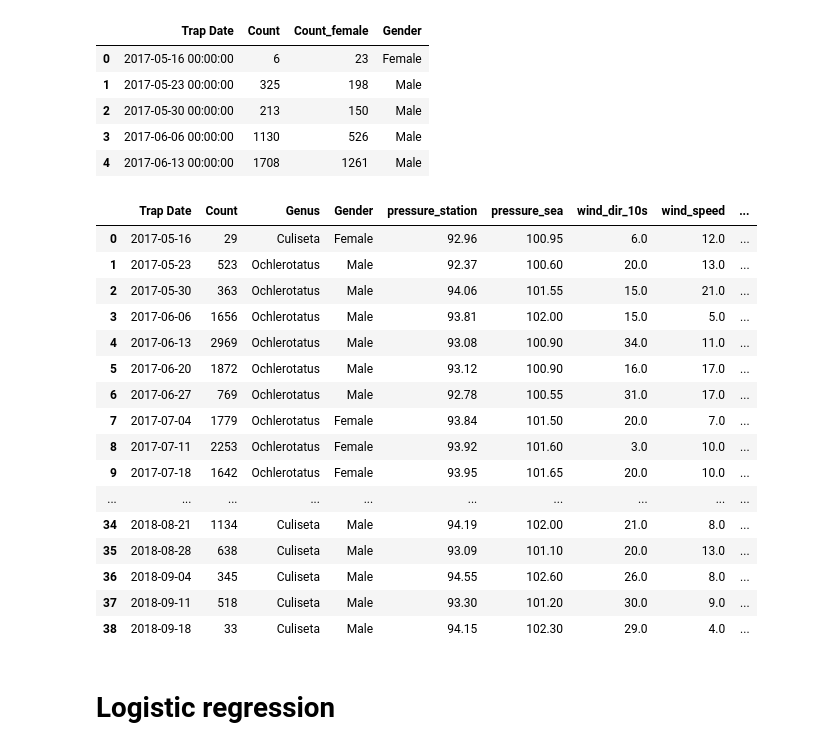
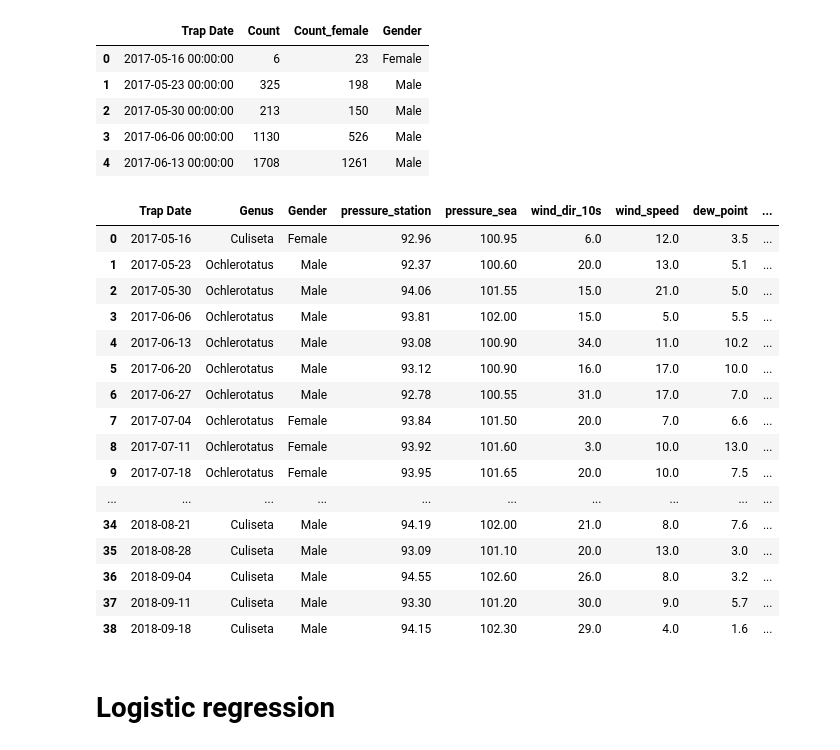
Before and after one commit to essamgouda97/ECE720-project1, a Jupyter notebook: task2_2.ipynb, the cells around one changed output. Cells and saved outputs as stored; diff of their text form; code cells hidden in the pictures.

```diff
--- a/task2_2.ipynb
+++ b/task2_2.ipynb
@@ -196,25 +226,26 @@ mos_count_male.head()
 | 4 | 2017-06-13 00:00:00 | 1708 | 1261 | Male |
 # %%
 merged_data["Gender"] = mos_count_male["Gender"]
+merged_data.drop(columns=['Count'], inplace=True)
 merged_data
 # %% [output]
-|  | Trap Date | Count | Genus | Gender | pressure_station | pressure_sea | wind_dir_10s | wind_speed | ... |
-| 0 | 2017-05-16 | 29 | Culiseta | Female | 92.96 | 100.95 | 6.0 | 12.0 | ... |
-| 1 | 2017-05-23 | 523 | Ochlerotatus | Male | 92.37 | 100.60 | 20.0 | 13.0 | ... |
-| 2 | 2017-05-30 | 363 | Ochlerotatus | Male | 94.06 | 101.55 | 15.0 | 21.0 | ... |
-| 3 | 2017-06-06 | 1656 | Ochlerotatus | Male | 93.81 | 102.00 | 15.0 | 5.0 | ... |
-| 4 | 2017-06-13 | 2969 | Ochlerotatus | Male | 93.08 | 100.90 | 34.0 | 11.0 | ... |
-| 5 | 2017-06-20 | 1872 | Ochlerotatus | Male | 93.12 | 100.90 | 16.0 | 17.0 | ... |
-| 6 | 2017-06-27 | 769 | Ochlerotatus | Male | 92.78 | 100.55 | 31.0 | 17.0 | ... |
-| 7 | 2017-07-04 | 1779 | Ochlerotatus | Female | 93.84 | 101.50 | 20.0 | 7.0 | ... |
-| 8 | 2017-07-11 | 2253 | Ochlerotatus | Female | 93.92 | 101.60 | 3.0 | 10.0 | ... |
-| 9 | 2017-07-18 | 1642 | Ochlerotatus | Female | 93.95 | 101.65 | 20.0 | 10.0 | ... |
+|  | Trap Date | Genus | Gender | pressure_station | pressure_sea | wind_dir_10s | wind_speed | dew_point | ... |
+| 0 | 2017-05-16 | Culiseta | Female | 92.96 | 100.95 | 6.0 | 12.0 | 3.5 | ... |
+| 1 | 2017-05-23 | Ochlerotatus | Male | 92.37 | 100.60 | 20.0 | 13.0 | 5.1 | ... |
+| 2 | 2017-05-30 | Ochlerotatus | Male | 94.06 | 101.55 | 15.0 | 21.0 | 5.0 | ... |
+| 3 | 2017-06-06 | Ochlerotatus | Male | 93.81 | 102.00 | 15.0 | 5.0 | 5.5 | ... |
+| 4 | 2017-06-13 | Ochlerotatus | Male | 93.08 | 100.90 | 34.0 | 11.0 | 10.2 | ... |
+| 5 | 2017-06-20 | Ochlerotatus | Male | 93.12 | 100.90 | 16.0 | 17.0 | 10.0 | ... |
+| 6 | 2017-06-27 | Ochlerotatus | Male | 92.78 | 100.55 | 31.0 | 17.0 | 7.0 | ... |
+| 7 | 2017-07-04 | Ochlerotatus | Female | 93.84 | 101.50 | 20.0 | 7.0 | 6.6 | ... |
+| 8 | 2017-07-11 | Ochlerotatus | Female | 93.92 | 101.60 | 3.0 | 10.0 | 13.0 | ... |
+| 9 | 2017-07-18 | Ochlerotatus | Female | 93.95 | 101.65 | 20.0 | 10.0 | 7.5 | ... |
 | ... | ... | ... | ... | ... | ... | ... | ... | ... | ... |
-| 34 | 2018-08-21 | 1134 | Culiseta | Male | 94.19 | 102.00 | 21.0 | 8.0 | ... |
-| 35 | 2018-08-28 | 638 | Culiseta | Male | 93.09 | 101.10 | 20.0 | 13.0 | ... |
-| 36 | 2018-09-04 | 345 | Culiseta | Male | 94.55 | 102.60 | 26.0 | 8.0 | ... |
-| 37 | 2018-09-11 | 518 | Culiseta | Male | 93.30 | 101.20 | 30.0 | 9.0 | ... |
-| 38 | 2018-09-18 | 33 | Culiseta | Male | 94.15 | 102.30 | 29.0 | 4.0 | ... |
+| 34 | 2018-08-21 | Culiseta | Male | 94.19 | 102.00 | 21.0 | 8.0 | 7.6 | ... |
+| 35 | 2018-08-28 | Culiseta | Male | 93.09 | 101.10 | 20.0 | 13.0 | 3.0 | ... |
+| 36 | 2018-09-04 | Culiseta | Male | 94.55 | 102.60 | 26.0 | 8.0 | 3.2 | ... |
+| 37 | 2018-09-11 | Culiseta | Male | 93.30 | 101.20 | 30.0 | 9.0 | 5.7 | ... |
+| 38 | 2018-09-18 | Culiseta | Male | 94.15 | 102.30 | 29.0 | 4.0 | 1.6 | ... |
 # %% [markdown]
 # Logistic regression
 # %%
```
Also changed, not shown: parts of 4 cells of this notebook.
